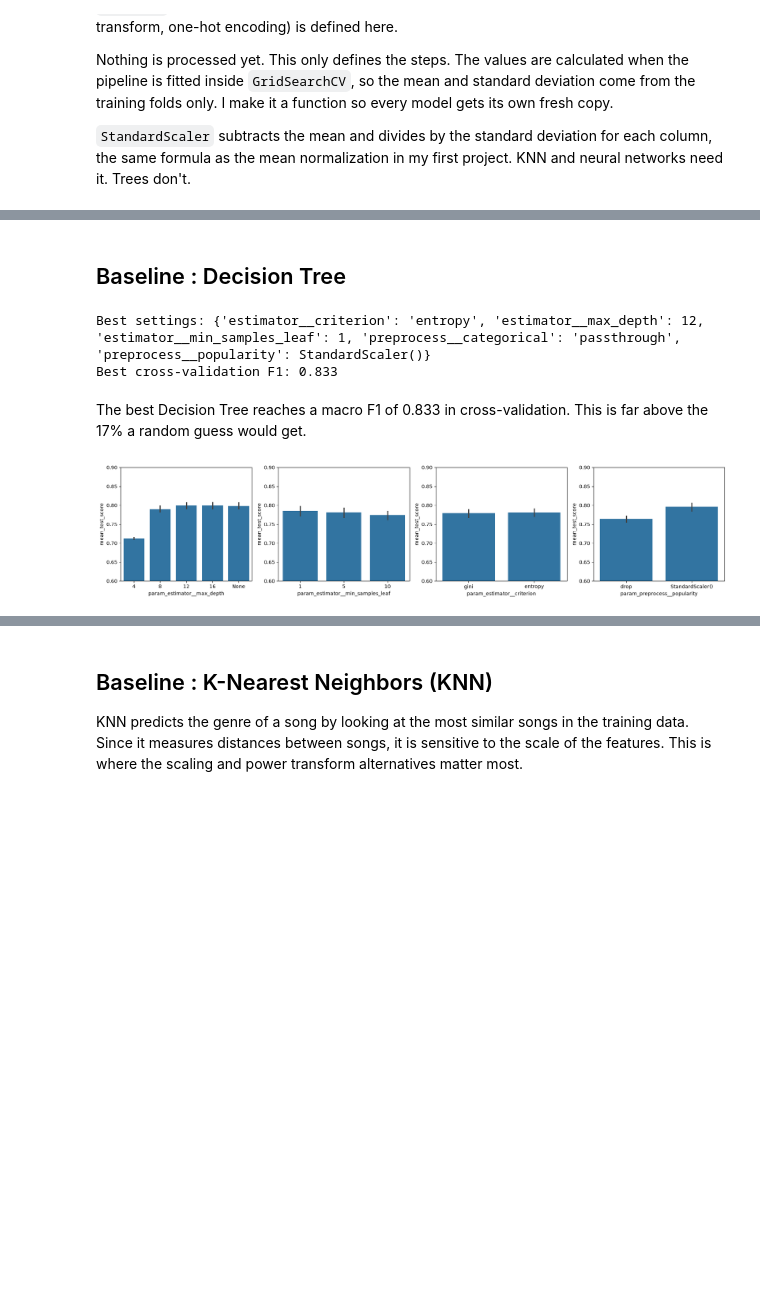
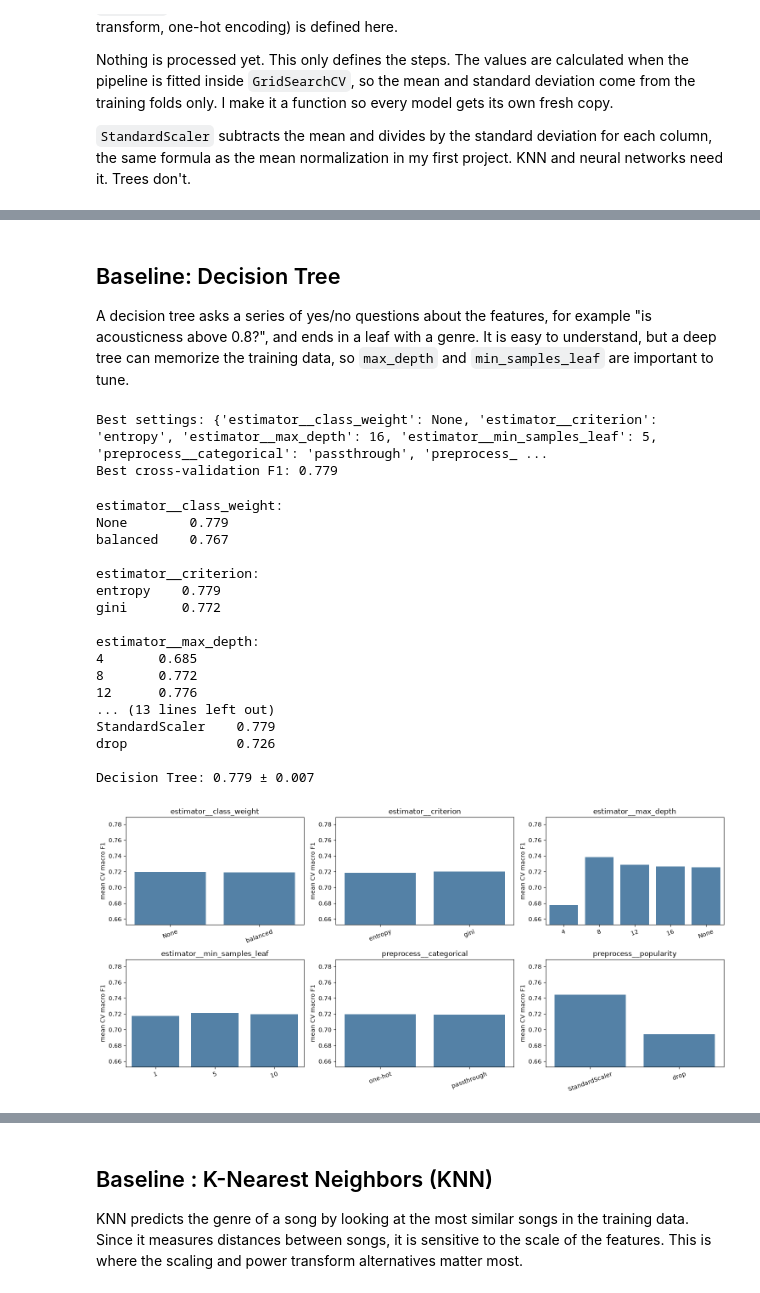
Before and after one commit to ehsamjo12/spotify-genre-classifier, a Jupyter notebook: notebooks/spotify_genre_classification.ipynb, the cells around one changed output, grey strips where cells are left out. Cells and saved outputs as stored; diff of their text form; code cells hidden in the pictures; blank space fills up the shorter version.

```diff
--- a/notebooks/spotify_genre_classification.ipynb
+++ b/notebooks/spotify_genre_classification.ipynb
@@ -857,7 +908,7 @@ Here I compare each audio feature across the six genres. If a feature has very d
 fig, axes = plt.subplots(3, 4, figsize=(18, 12))
 axes = axes.flatten()
 
-for i, col in enumerate(features):
+for i, col in enumerate(plot_features):
     sns.boxplot(data=df, x='track_genre', y=col, ax=axes[i])
     axes[i].set_title(col)
     axes[i].set_xlabel('')
@@ -1054,3 +1098,11 @@ print(f"Rows left: {len(df)}")
 # %% [output]
 Songs listed under two genres: 11
 Rows left: 5899
+# %%
+# Remove re-released copies: keep one copy of every recording, based on the audio features only.
+# I save the data before this step, so I can show afterwards how much the copies would have mattered.
+df_with_copies = df.copy()
+
+df = df.drop_duplicates(subset=audio_cols)
+print(f"Re-released copies removed: {len(df_with_copies) - len(df)}")
+print(f"Rows left: {len(df)}")
@@ -1335,0 +1458,7 @@ def average_validation(model_class, params, n_runs=5):
+# %%
+dummy = DummyClassifier(strategy='uniform', random_state=random_state)
+dummy_scores = cross_val_score(dummy, train_features, train_targets, cv=cv, scoring='f1_macro')
+print(f"Random guessing, macro F1: {dummy_scores.mean():.3f} ± {dummy_scores.std():.3f}")
+
+# Fitted on the training data for the test comparison later
+dummy.fit(train_features, train_targets);
@@ -1336,9 +1472,13 @@ def average_validation(model_class, params, n_runs=5):
 # %% [markdown]
-## Baseline : Decision Tree
+## Baseline: Decision Tree
+
+A decision tree asks a series of yes/no questions about the features, for example
+"is acousticness above 0.8?", and ends in a leaf with a genre. It is easy to understand, but a deep
+tree can memorize the training data, so `max_depth` and `min_samples_leaf` are important to tune.
 # %%
 dt_pipe = Pipeline([
     ('preprocess', make_preprocessor()),
-    ('estimator', DecisionTreeClassifier(random_state=42))
+    ('estimator', DecisionTreeClassifier(random_state=random_state))
 ])
 
 dt_params = {
@@ -1348,38 +1488,38 @@ dt_params = {
     # Model parameters
     'estimator__max_depth': [4, 8, 12, 16, None],
     'estimator__min_samples_leaf': [1, 5, 10],
-    'estimator__criterion': ['gini', 'entropy']
+    'estimator__criterion': ['gini', 'entropy'],
+    'estimator__class_weight': [None, 'balanced']     # give the smaller genres more weight or not
 }
 
-dt_grid = GridSearchCV(dt_pipe, dt_params, scoring='f1_macro', n_jobs=-1)
+dt_grid = GridSearchCV(dt_pipe, dt_params, cv=cv, scoring='f1_macro', n_jobs=-1)
 dt_grid.fit(train_features, train_targets)
 
 print(f"Best settings: {dt_grid.best_params_}")
 print(f"Best cross-validation F1: {dt_grid.best_score_:.3f}")
 # %% [output]
-Best settings: {'estimator__criterion': 'entropy', 'estimator__max_depth': 12, 'estimator__min_samples_leaf': 1, 'preprocess__categorical': 'passthrough', 'preprocess__popularity': StandardScaler()}
-Best cross-validation F1: 0.833
+Best settings: {'estimator__class_weight': None, 'estimator__criterion': 'entropy', 'estimator__max_depth': 16, 'estimator__min_samples_leaf': 5, 'preprocess__categorical': 'passthrough', 'preprocess_ ...
+Best cross-validation F1: 0.779
-# %% [markdown]
-The best Decision Tree reaches a macro F1 of 0.833 in cross-validation. This is far above the
-17% a random guess would get.
 # %%
-# Put the tuning results in a dataframe
-dt_results = pd.DataFrame(dt_grid.cv_results_)
-
-# None and the scaler object can't be plotted directly, so turn them into text
-dt_results['param_estimator__max_depth'] = dt_results['param_estimator__max_depth'].fillna('None').astype(str)
-dt_results['param_preprocess__popularity'] = dt_results['param_preprocess__popularity'].astype(str)
-
-fig, axes = plt.subplots(1, 4, figsize=(18, 4))
-sns.barplot(data=dt_results, x='param_estimator__max_depth', y='mean_test_score',
-            order=['4', '8', '12', '16', 'None'], ax=axes[0])
-sns.barplot(data=dt_results, x='param_estimator__min_samples_leaf', y='mean_test_score', ax=axes[1])
-sns.barplot(data=dt_results, x='param_estimator__criterion', y='mean_test_score', ax=axes[2])
-sns.barplot(data=dt_results, x='param_preprocess__popularity', y='mean_test_score', ax=axes[3])
-
-for ax in axes:
-    ax.set_ylim(0.6, 0.9)   # zoom in so small differences are visible
-plt.tight_layout()
-plt.show()
+summarize_results(dt_grid)
+show_score('Decision Tree', dt_grid)
+plot_search(dt_grid)
 # %% [output]
+estimator__class_weight:
+None        0.779
+balanced    0.767
+
+estimator__criterion:
+entropy    0.779
+gini       0.772
+
+estimator__max_depth:
+4       0.685
+8       0.772
+12      0.776
+... (13 lines left out)
+StandardScaler    0.779
+drop              0.726
+
+Decision Tree: 0.779 ± 0.007
-[figure, old version]
+[figure, new version]
```
Also changed, not shown: parts of 158 cells of this notebook, 1 other file.
